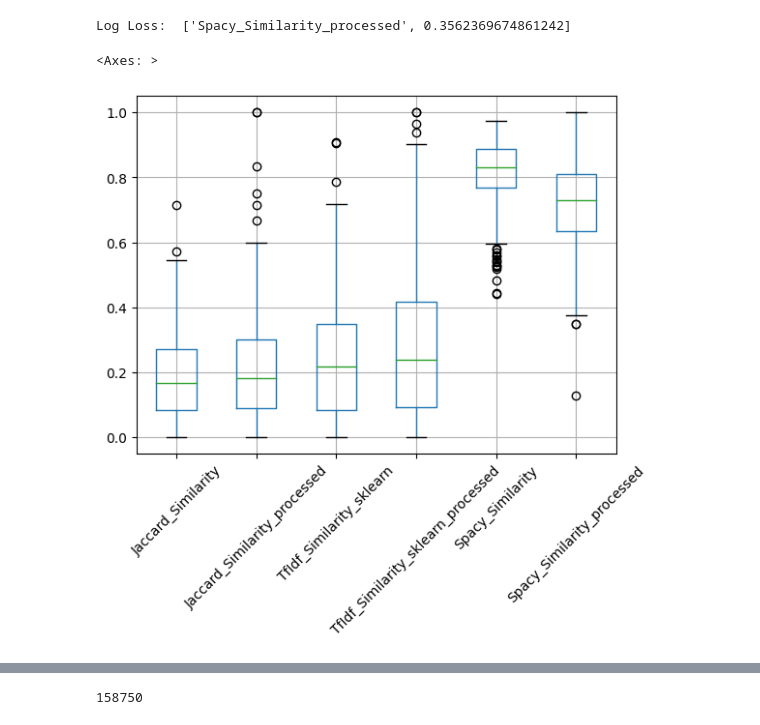
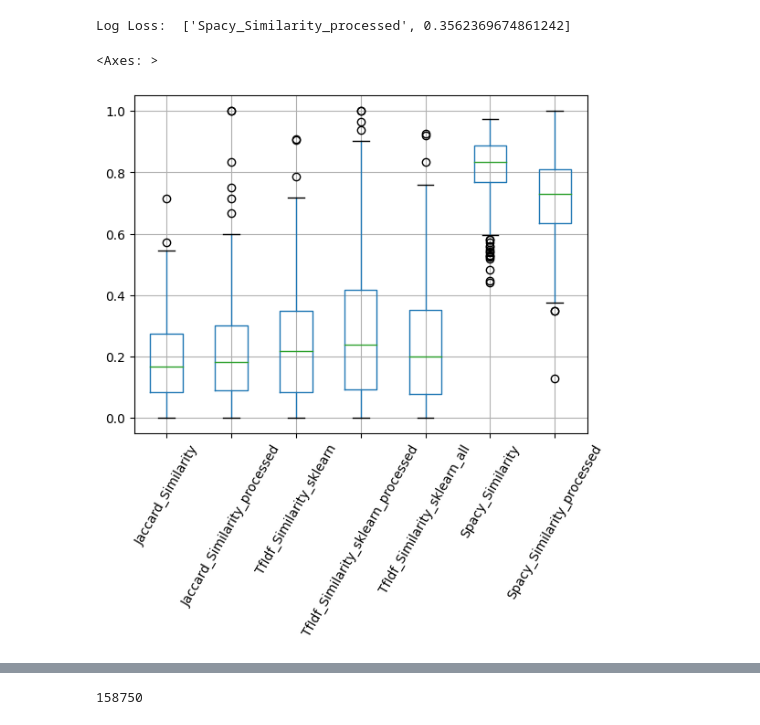
Before and after one commit to ak-malone/NLU, a Jupyter notebook: pics.ipynb, the cells around one changed output, grey strips where cells are left out. Saved outputs shown, nothing was run; the diff lists cells and outputs as text; code cells hidden in the pictures.

```diff
--- a/pics.ipynb
+++ b/pics.ipynb
@@ -291,18 +336,11 @@ Plot saved as interactive_tsne_plot.html
 # %%
 ppvectorizer = TfidfVectorizer()
 tfidf_matrix_processed = ppvectorizer.fit_transform(pics.caption1_processed.tolist()+pics.caption2_processed.tolist()+pics.caption3_processed.tolist()+pics.caption4_processed.tolist()+pics.caption5_processed.tolist())
-tfidf_matrix_caption1_processed = tfidf_matrix_processed[0:300]
-tfidf_matrix_caption2_processed = tfidf_matrix_processed[300:600]
-tfidf_matrix_caption3_processed = tfidf_matrix_processed[600:900]
-tfidf_matrix_caption4_processed = tfidf_matrix_processed[900:1200]
-tfidf_matrix_caption5_processed = tfidf_matrix_processed[1200:1500]
-pics["caption1_processed_tfidf_sklearn"] = tfidf_matrix_caption1_processed.toarray().tolist()
-pics["caption2_processed_tfidf_sklearn"] = tfidf_matrix_caption2_processed.toarray().tolist()
-pics["caption3_processed_tfidf_sklearn"] = tfidf_matrix_caption1_processed.toarray().tolist()
-pics["caption4_processed_tfidf_sklearn"] = tfidf_matrix_caption2_processed.toarray().tolist()
-pics["caption5_processed_tfidf_sklearn"] = tfidf_matrix_caption2_processed.toarray().tolist()
+tfidf_matrix_processed = np.resize(tfidf_matrix_processed.toarray(),(5,300,tfidf_matrix_processed.shape[-1]))
+for i in range(5):
+  pics[f"caption{i+1}_processed_tfidf_sklearn"] = tfidf_matrix_processed[i].tolist()
 # %%
-pics["TfIdf_Similarity_sklearn_processed"] = pics.apply(lambda x: 1-cosine(x.caption1_processed_tfidf_sklearn, x.caption2_processed_tfidf_sklearn), axis=1)
+pics["TfIdf_Similarity_sklearn_processed"] = pics.apply(lambda x: cosine_similarity([x.caption1_processed_tfidf_sklearn], [x.caption2_processed_tfidf_sklearn])[0][0], axis=1)
 sim_cols.append("TfIdf_Similarity_sklearn_processed")
 # %%
 log_loss.extend([[sim_cols[-1], logloss(pics,sim_cols[-1],True)]])
@@ -370,3 +402,13 @@ pio.show(fig)
 # %% [output]
 Plot saved as interactive_tsne_plot.html
 [interactive output not drawn]
+# %%
+vectorizer_all = TfidfVectorizer()
+vectorizer_all.fit(pictures.caption1.tolist()+pictures.caption2.tolist()+pictures.caption3.tolist()+pictures.caption4.tolist()+pictures.caption5.tolist())
+tfidf_matrix_all = vectorizer_all.transform(pics.caption1.tolist()+pics.caption2.tolist()+pics.caption3.tolist()+pics.caption4.tolist()+pics.caption5.tolist())
+tfidf_matrix_all = np.resize(tfidf_matrix_all.toarray(),(5,300,tfidf_matrix_all.shape[-1]))
+for i in range(5):
+  pics[f"caption{i+1}_all_tfidf_sklearn"] = tfidf_matrix_all[i].tolist()
+# %%
+pics["TfIdf_Similarity_sklearn_all"] = pics.apply(lambda x: cosine_similarity([x.caption1_all_tfidf_sklearn], [x.caption2_all_tfidf_sklearn])[0][0], axis=1)
+sim_cols.append("TfIdf_Similarity_sklearn_all")
@@ -392,10 +439,10 @@ print("Log Loss: ", log_loss[-1])
 # %% [output]
 Log Loss:  ['Spacy_Similarity_processed', 0.3562369674861242]
 # %%
-pics.boxplot(column=sim_cols, rot=45)
+pics.boxplot(column=sim_cols, rot=60)
 # %% [output]
 <Axes: >
-[figure, old version]
+[figure, new version]
 # %%
 lldf = pd.DataFrame(log_loss,columns=["Scoring Method","Log Loss"])
 lldf.plot.line(x="Scoring Method",rot=45)
```
Also changed, not shown: parts of 50 cells of this notebook.
